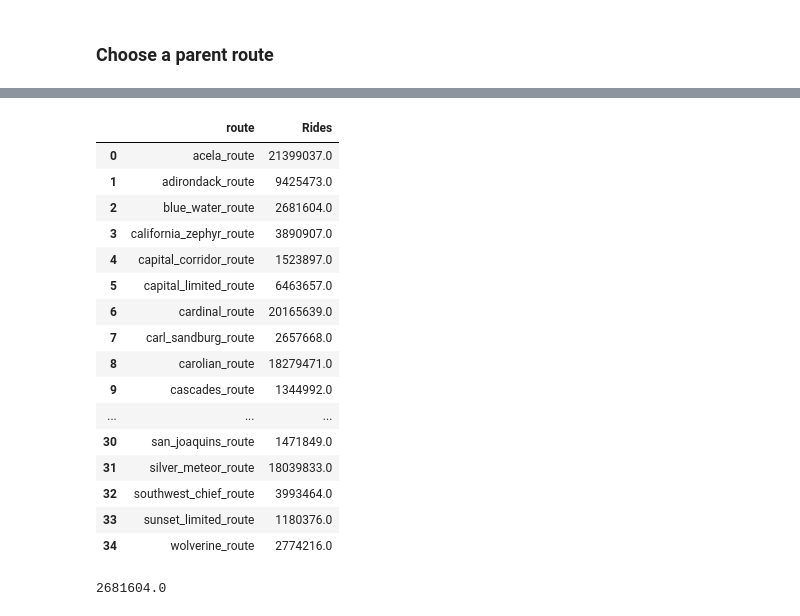
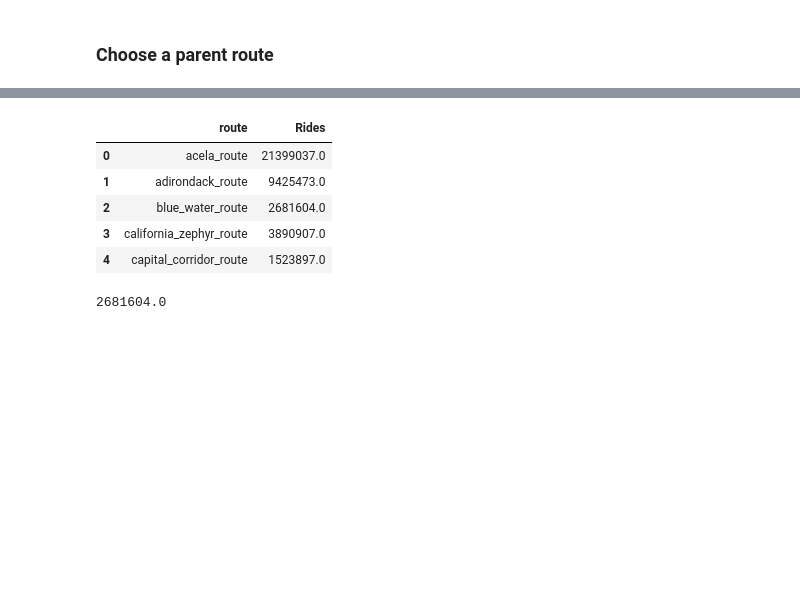
Before and after one commit to statzenthusiast921/amtrak_analysis, a Jupyter notebook: scripts/Adding in Route Data 07.13.24.ipynb, the cells around one changed output, grey strips where cells are left out. Saved outputs shown, nothing was run; the diff lists cells and outputs as text; code cells hidden in the pictures; blank space fills up the shorter version.

Commit message:
cleaned up script for route data

```diff
--- a/scripts/Adding in Route Data 07.13.24.ipynb
+++ b/scripts/Adding in Route Data 07.13.24.ipynb
@@ -242,11 +213,10 @@ matrix_of_rides = pd.DataFrame(sum_ridership_by_route.groupby(['Year', 'station_
        'empire_builder_route', 'ethan_allen_route', 'heartland_flyer_route',
        'hiawatha_route', 'illini_saluki_route', 'keystone_route',
        'lake_shore_route', 'lincoln_route', 'maple_leaf_route',
-       'missouri_river_runner_route', 'ne_regional_route',
+       'missouri_river_runner_route', 'northeast_regional_route',
        'pacific_surliner_route', 'palmetto_route', 'pennsylvanian_route',
        'pere_marquette_route', 'piedmont_route', 'san_joaquins_route',
        'silver_meteor_route', 'southwest_chief_route', 'sunset_limited_route',
        'wolverine_route'])['Rides'].agg('sum')).reset_index()
 
 del matrix_of_rides['Year']
-matrix_of_rides
@@ -267,33 +223,22 @@ matrix_of_rides
 # %%
 route_columns = [col for col in matrix_of_rides.columns if col.endswith('route')]
 
 # Use melt to pivot the route columns to rows
 melted_df = matrix_of_rides.melt(id_vars=['station_name', 'Rides'], value_vars=route_columns, var_name='route', value_name='value')
 
 # Filter the rows where the value is 1
 filtered_df = melted_df[melted_df['value'] == 1]
 
 # Group by route and sum the Rides
 master_route_table = filtered_df.groupby('route')['Rides'].sum().reset_index()
-master_route_table
+master_route_table.head(5)
 # %% [output]
 |  | route | Rides |
 | 0 | acela_route | 21399037.0 |
 | 1 | adirondack_route | 9425473.0 |
 | 2 | blue_water_route | 2681604.0 |
 | 3 | california_zephyr_route | 3890907.0 |
 | 4 | capital_corridor_route | 1523897.0 |
-| 5 | capital_limited_route | 6463657.0 |
-| 6 | cardinal_route | 20165639.0 |
-| 7 | carl_sandburg_route | 2657668.0 |
-| 8 | carolian_route | 18279471.0 |
-| 9 | cascades_route | 1344992.0 |
-| ... | ... | ... |
-| 30 | san_joaquins_route | 1471849.0 |
-| 31 | silver_meteor_route | 18039833.0 |
-| 32 | southwest_chief_route | 3993464.0 |
-| 33 | sunset_limited_route | 1180376.0 |
-| 34 | wolverine_route | 2774216.0 |
 # %%
 #Check if this is correct
 matrix_of_rides[matrix_of_rides['blue_water_route']==1]['Rides'].sum()
```
Also changed, not shown: parts of 16 cells of this notebook.
